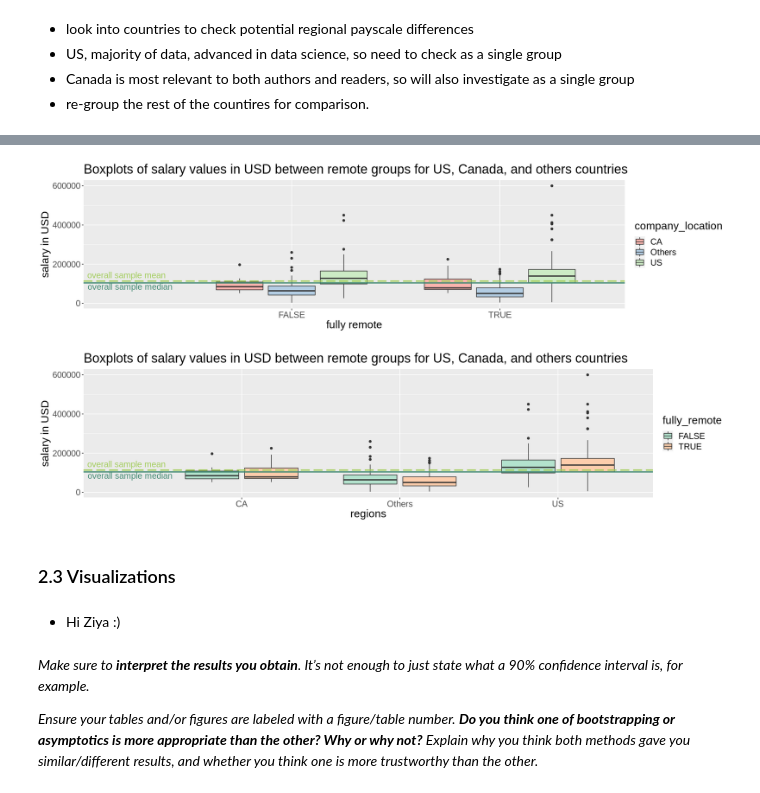
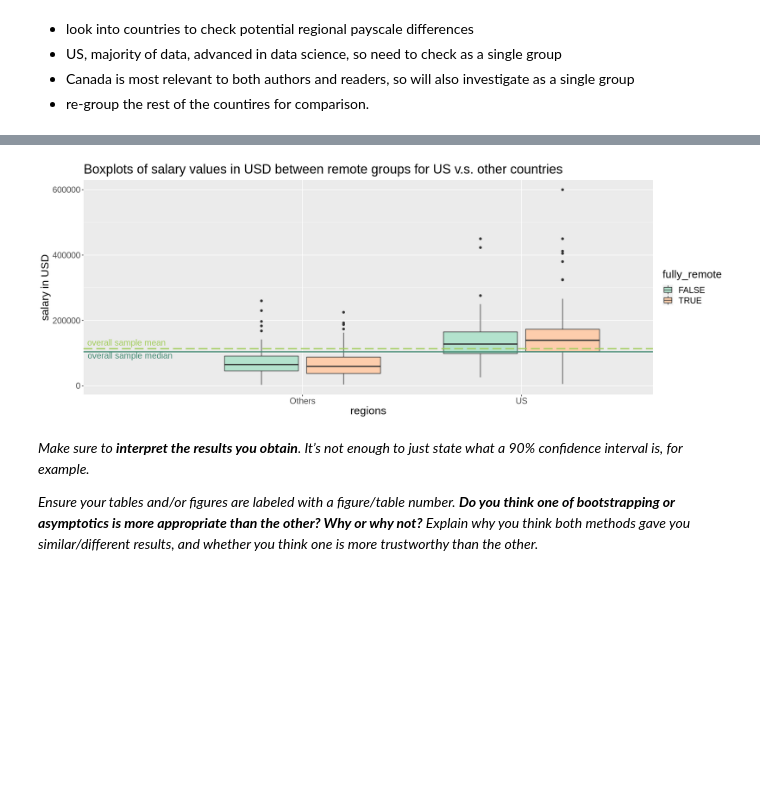
Before and after one commit to ludioludius/STAT201-Project, a Jupyter notebook: Final_Report_Draft.ipynb, the cells around one changed output, grey strips where cells are left out. Drawn from its saved outputs; the diff is of its cells as text; code cells hidden in the pictures; blank space fills up the shorter version.

```diff
--- a/Final_Report_Draft.ipynb
+++ b/Final_Report_Draft.ipynb
@@ -648,24 +740,17 @@ median_fully_remote
 - Canada is most relevant to both authors and readers, so will also investigate as a single group
 - re-group the rest of the countires for comparison.
 # %%
-# remote_binary_region_groups <- remote_binary["company_location"][remote_binary[] != ...] %>%
-#     mutate(region = )
-
-# remote_binary_region_groups <- remote_binary["company_location"][remote_binary["company_location"] != c("US","CA") ] <- "Others"
-# head(remote_binary_region_groups)
-
-tally_remote_binary <- remote_binary %>%
-    group_by(company_location) %>%
-    summarise(total = length(company_location))
-tally_remote_binary
+# tally_remote_binary <- remote_binary %>%
+#     group_by(company_location) %>%
+#     summarise(total = length(company_location))
+# tally_remote_binary
 
 
 # Duplicate original cleaned dataframe to re-assigned region groups
 remote_binary_region_groups <- remote_binary
 
 # Re-categorize countries into US, Canada, and Others
-# remote_binary_region_groups["company_location"][remote_binary["company_location"] != c("US", "CA") ] <- "Others"
-remote_binary_region_groups["company_location"][remote_binary_region_groups["company_location"] != "US" & remote_binary_region_groups["company_location"] != "CA"] <- "Others"
+remote_binary_region_groups["company_location"][remote_binary_region_groups["company_location"] != "US"] <- "Others"
 # glimpse(remote_binary_region_groups)
 # head(remote_binary_region_groups)
 # remote_binary_region_groups
@@ -679,7 +764,4 @@ tally_remote_binary_region_groups
 #     filter(company_location != "US") %>%
 #     filter(company_location != "Others")
 # remote_binary_region_groups
-
-
-# df["group_b"][df["group_b"] == 11] <- 77
 # %% [output]
@@ -711,39 +773,24 @@ A tibble: 3 × 2
-# %%
-boxplots_remote_regions <- remote_binary_region_groups %>%
-    ggplot(aes(x = fully_remote, y = salary_in_usd, fill = company_location)) +
-    scale_fill_brewer(palette = "Pastel1") +
-    geom_boxplot() +
-    xlab("fully remote") +
-    ylab("salary in USD") +
-    ggtitle("Boxplots of salary values in USD between remote groups for US, Canada, and others countries") +
-    theme(text = element_text(size=18)) +
-    # geom_hline(yintercept = median_overall, color="red", size = 1, linetype = "longdash")
-    geom_hline(yintercept = mean_overall, color = "darkolivegreen3", size = 1, linetype = "longdash") +
-        annotate("text", x = 0, y = mean_overall,label = "overall sample mean", color = "darkolivegreen3", size=5, hjust = -0.05, vjust = -0.5) +
-    geom_hline(yintercept = median_overall, color = "aquamarine4", size = 1, linetype = "solid") +
-        annotate("text", x = 0, y = median_overall,label = "overall sample median", color = "aquamarine4", size=5, hjust = -0.05, vjust = 1.1)
-
-boxplots_remote_regions
-# %% [output]
-[figure, removed]
 # %%
+options(repr.plot.width = 16, repr.plot.height = 6)
+options("scipen"=10, "digits"=4)
+
 boxplots_regions_remote <- remote_binary_region_groups %>%
     ggplot(aes(x = company_location, y = salary_in_usd, fill = fully_remote)) +
     scale_fill_brewer(palette = "Pastel2") +
     geom_boxplot() +
     xlab("regions") +
     ylab("salary in USD") +
-    ggtitle("Boxplots of salary values in USD between remote groups for US, Canada, and others countries") +
+    ggtitle("Boxplots of salary values in USD between remote groups for US v.s. other countries") +
     theme(text = element_text(size=18)) +
     # geom_hline(yintercept = median_overall, color="red", size = 1, linetype = "longdash")
     geom_hline(yintercept = mean_overall, color = "darkolivegreen3", size = 1, linetype = "longdash") +
         annotate("text", x = 0, y = mean_overall,label = "overall sample mean", color = "darkolivegreen3", size=5, hjust = -0.05, vjust = -0.5) +
     geom_hline(yintercept = median_overall, color = "aquamarine4", size = 1, linetype = "solid") +
         annotate("text", x = 0, y = median_overall,label = "overall sample median", color = "aquamarine4", size=5, hjust = -0.05, vjust = 1.1)
 
 boxplots_regions_remote
 # %% [output]
-[figure, old version]
+[figure, new version]
 # %%
 # ## change mean to median
 
@@ -780,10 +827,6 @@ boxplots_regions_remote
 # p_value_meds <- null_dist_meds %>%
 #     get_p_value(obs_stat = obs_diff_in_meds, direction = "right")
 # p_value_meds
-# %% [markdown]
-### 2.3 Visualizations
-# %% [markdown]
-- Hi Ziya :)
 # %% [markdown]
 *Make sure to **interpret the results you obtain**. It’s not enough to just state what a 90% confidence interval is, for example.*
 
```
Also changed, not shown: parts of 46 cells of this notebook.
